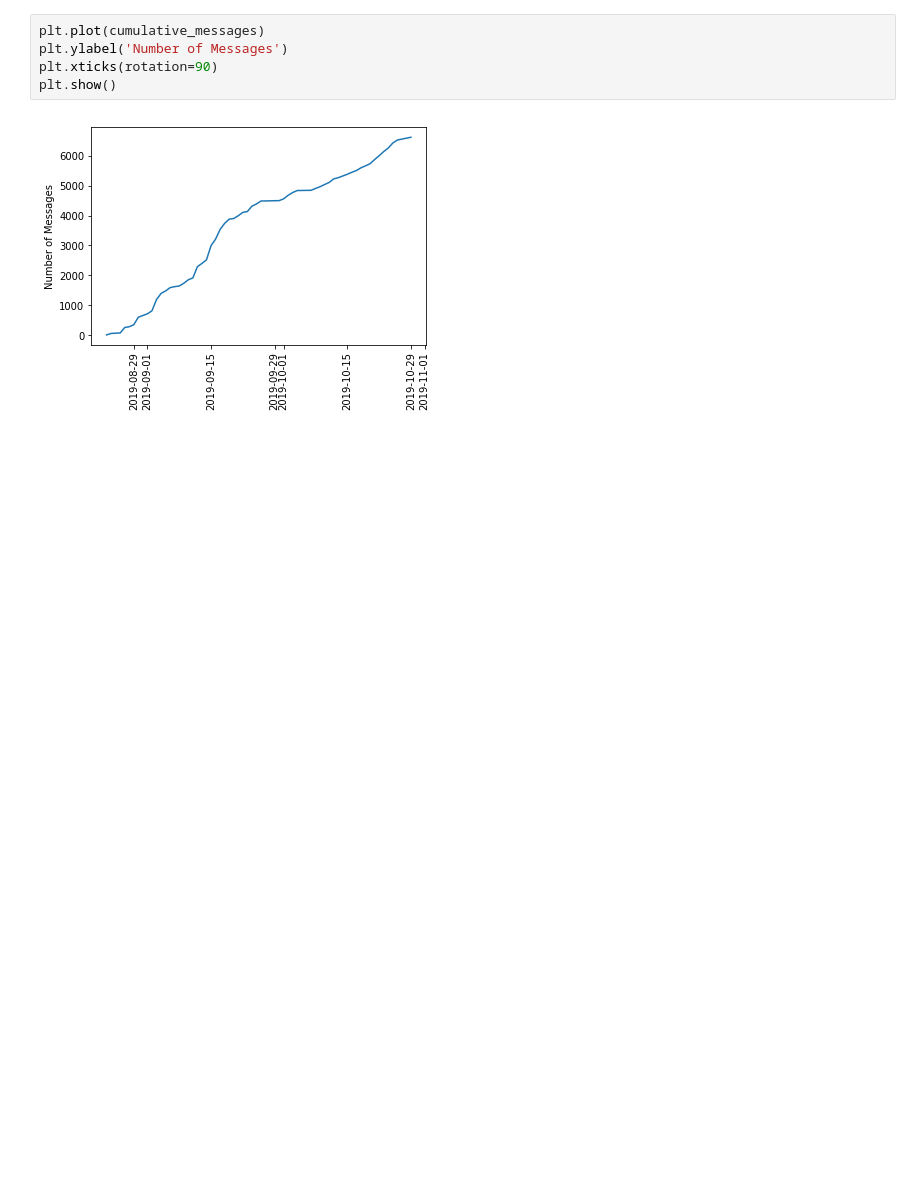
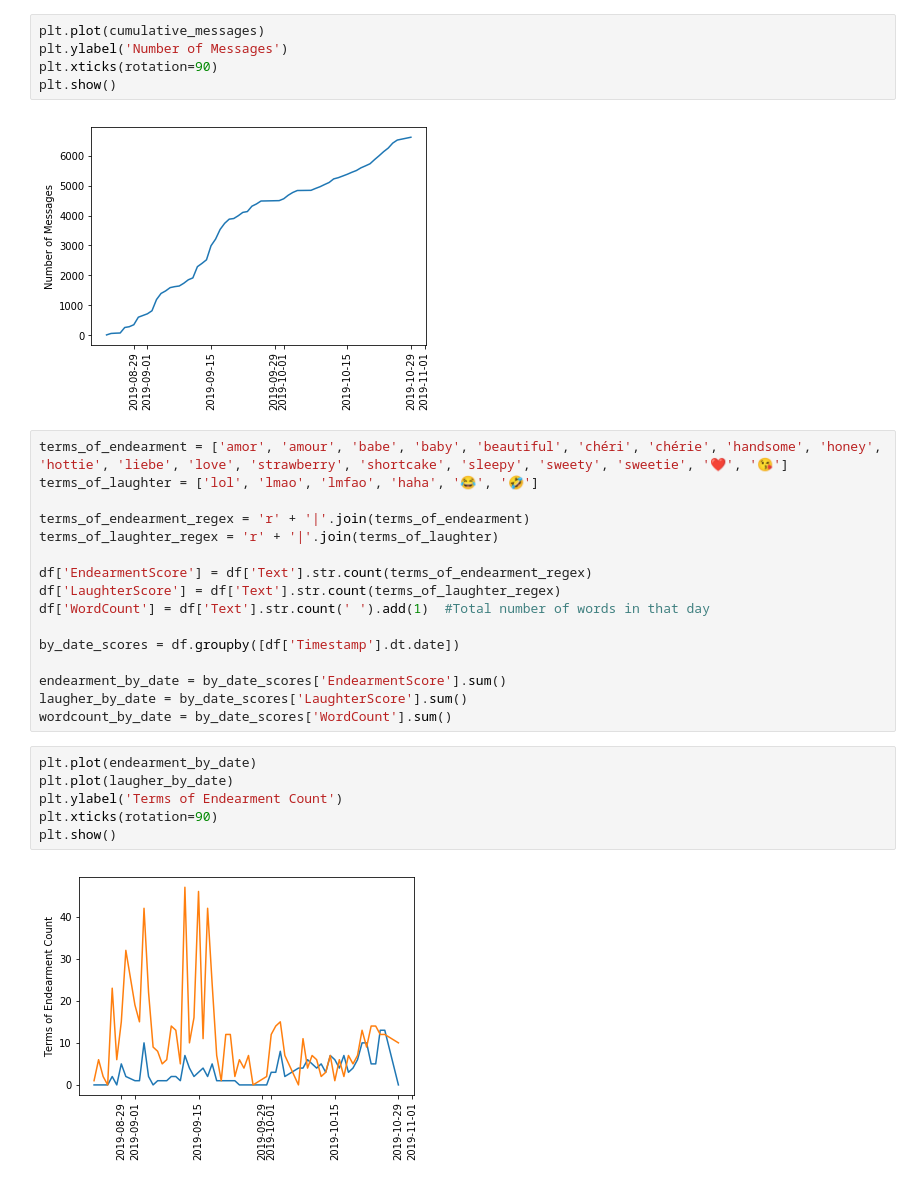
Before and after one commit to hsdistefa/message-analysis, a Jupyter notebook: message_analysis.ipynb, the cells around one changed output. Cells and saved outputs as stored; diff of their text form; blank space fills up the shorter version.

Commit message:
Added basic text analysis

```diff
--- a/message_analysis.ipynb
+++ b/message_analysis.ipynb
@@ -175,3 +153,27 @@ plt.xticks(rotation=90)
 plt.show()
 # %% [output]
 [figure]
+# %%
+terms_of_endearment = ['amor', 'amour', 'babe', 'baby', 'beautiful', 'chéri', 'chérie', 'handsome', 'honey', 'hottie', 'liebe', 'love', 'strawberry', 'shortcake', 'sleepy', 'sweety', 'sweetie', '❤️', '😘']
+terms_of_laughter = ['lol', 'lmao', 'lmfao', 'haha', '😂', '🤣']
+
+terms_of_endearment_regex = 'r' + '|'.join(terms_of_endearment)
+terms_of_laughter_regex = 'r' + '|'.join(terms_of_laughter)
+
+df['EndearmentScore'] = df['Text'].str.count(terms_of_endearment_regex)
+df['LaughterScore'] = df['Text'].str.count(terms_of_laughter_regex)
+df['WordCount'] = df['Text'].str.count(' ').add(1)  #Total number of words in that day
+
+by_date_scores = df.groupby([df['Timestamp'].dt.date])
+
+endearment_by_date = by_date_scores['EndearmentScore'].sum()
+laugher_by_date = by_date_scores['LaughterScore'].sum()
+wordcount_by_date = by_date_scores['WordCount'].sum()
+# %%
+plt.plot(endearment_by_date)
+plt.plot(laugher_by_date)
+plt.ylabel('Terms of Endearment Count')
+plt.xticks(rotation=90)
+plt.show()
+# %% [output]
+[figure, added]
```
Also changed, not shown: parts of 4 cells of this notebook.
